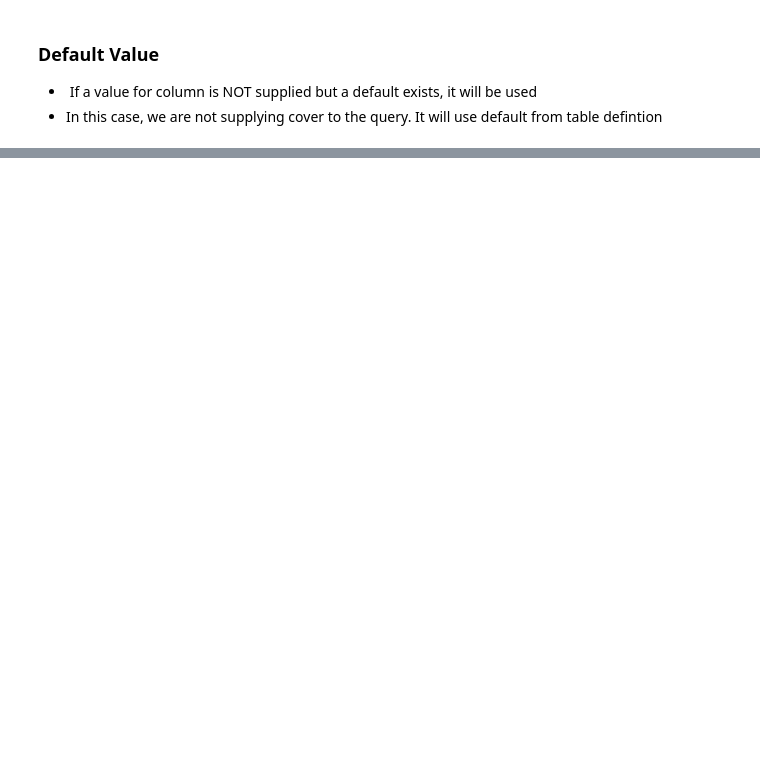
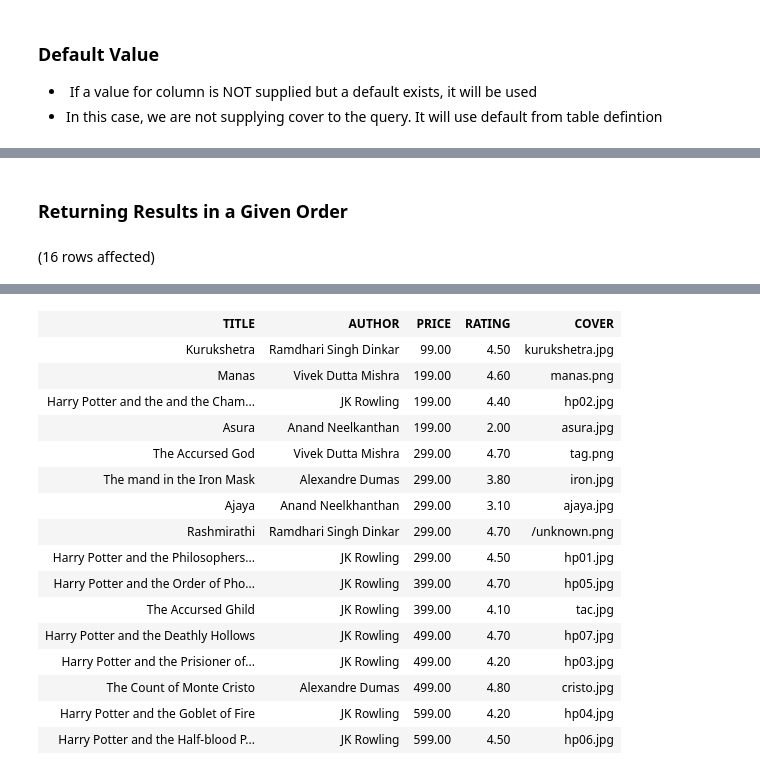
Before and after one commit to vivekduttamishra/202407-g7cr-sqlserver, a Jupyter notebook: books_notes.ipynb, the cells around one changed output, grey strips where cells are left out. Cells and saved outputs as stored; diff of their text form; code cells hidden in the pictures; blank space fills up the shorter version.

```diff
--- a/books_notes.ipynb
+++ b/books_notes.ipynb
@@ -83,0 +209,11 @@ Total execution time: 00:00:00.013
+# %% [markdown]
+### Returning Results in a Given Order
+# %%
+SELECT
+    *
+FROM
+    BOOKS
+ORDER BY
+    PRICE
+# %% [output]
+(16 rows affected)
@@ -83,0 +221,17 @@ Total execution time: 00:00:00.013
+| TITLE | AUTHOR | PRICE | RATING | COVER |
+| Kurukshetra | Ramdhari Singh Dinkar | 99.00 | 4.50 | kurukshetra.jpg |
+| Manas | Vivek Dutta Mishra | 199.00 | 4.60 | manas.png |
+| Harry Potter and the and the Cham... | JK Rowling | 199.00 | 4.40 | hp02.jpg |
+| Asura | Anand Neelkanthan | 199.00 | 2.00 | asura.jpg |
+| The Accursed God | Vivek Dutta Mishra | 299.00 | 4.70 | tag.png |
+| The mand in the Iron Mask | Alexandre Dumas | 299.00 | 3.80 | iron.jpg |
+| Ajaya | Anand Neelkhanthan | 299.00 | 3.10 | ajaya.jpg |
+| Rashmirathi | Ramdhari Singh Dinkar | 299.00 | 4.70 | /unknown.png |
+| Harry Potter and the Philosophers... | JK Rowling | 299.00 | 4.50 | hp01.jpg |
+| Harry Potter and the Order of Pho... | JK Rowling | 399.00 | 4.70 | hp05.jpg |
+| The Accursed Ghild | JK Rowling | 399.00 | 4.10 | tac.jpg |
+| Harry Potter and the Deathly Hollows | JK Rowling | 499.00 | 4.70 | hp07.jpg |
+| Harry Potter and the Prisioner of... | JK Rowling | 499.00 | 4.20 | hp03.jpg |
+| The Count of Monte Cristo | Alexandre Dumas | 499.00 | 4.80 | cristo.jpg |
+| Harry Potter and the Goblet of Fire | JK Rowling | 599.00 | 4.20 | hp04.jpg |
+| Harry Potter and the Half-blood P... | JK Rowling | 599.00 | 4.50 | hp06.jpg |
```
Also changed, not shown: parts of 37 cells of this notebook, 1 other file.
